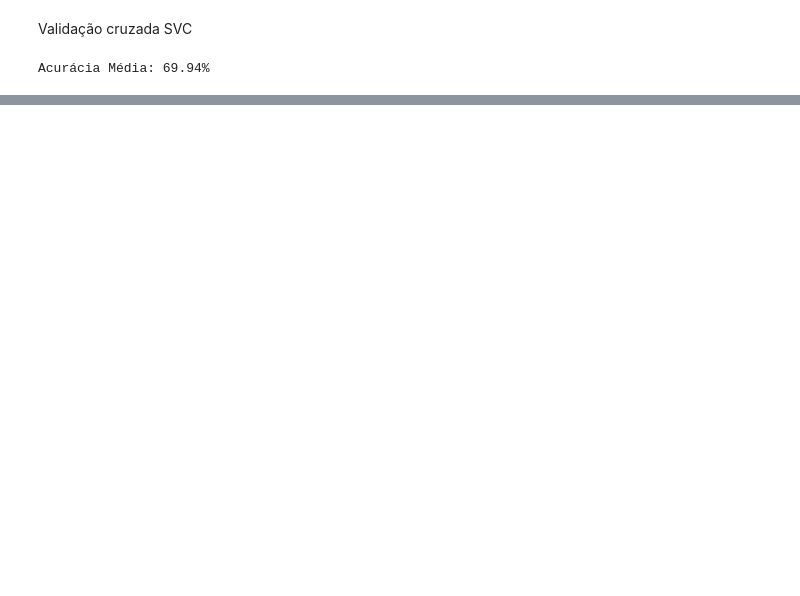
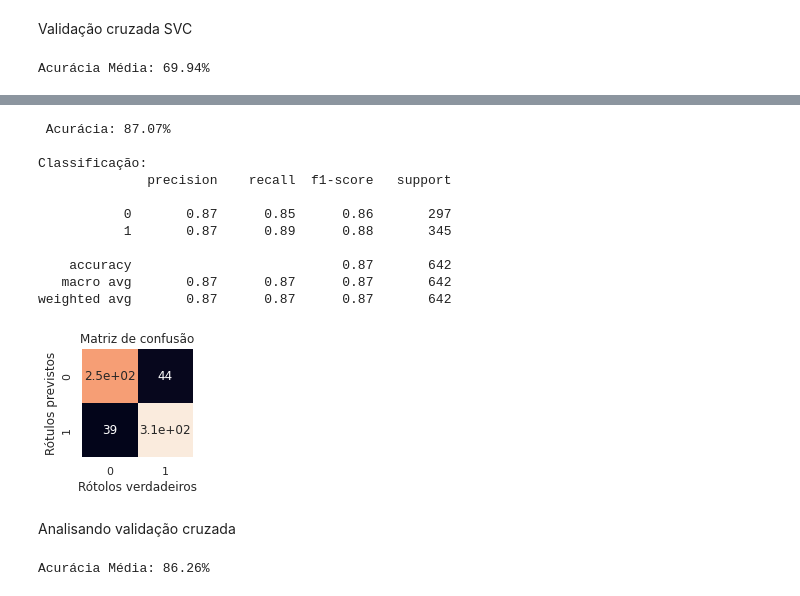
Before and after one commit to DiogoMonteiro99/Ciencias-de-dados, a Jupyter notebook: coracao.ipynb, the cells around one changed output, grey strips where cells are left out. Drawn from its saved outputs; the diff is of its cells as text; code cells hidden in the pictures; blank space fills up the shorter version.

```diff
--- a/coracao.ipynb
+++ b/coracao.ipynb
@@ -317,0 +335,21 @@ Acurácia treino
+# %%
+predição(modelo=models['Logistica'],dados=x_treino,dados1=y_treino)
+# %% [output]
+ Acurácia: 87.07%
+
+Classificação:
+              precision    recall  f1-score   support
+
+           0       0.87      0.85      0.86       297
+           1       0.87      0.89      0.88       345
+
+    accuracy                           0.87       642
+   macro avg       0.87      0.87      0.87       642
+weighted avg       0.87      0.87      0.87       642
+[figure, added]
+# %% [markdown]
+Analisando validação cruzada
+# %%
+validacao_cruzada(modelo=models['Logistica'],base=previsores1_esc)
+# %% [output]
+Acurácia Média: 86.26%
```
Also changed, not shown: parts of 14 cells of this notebook.
